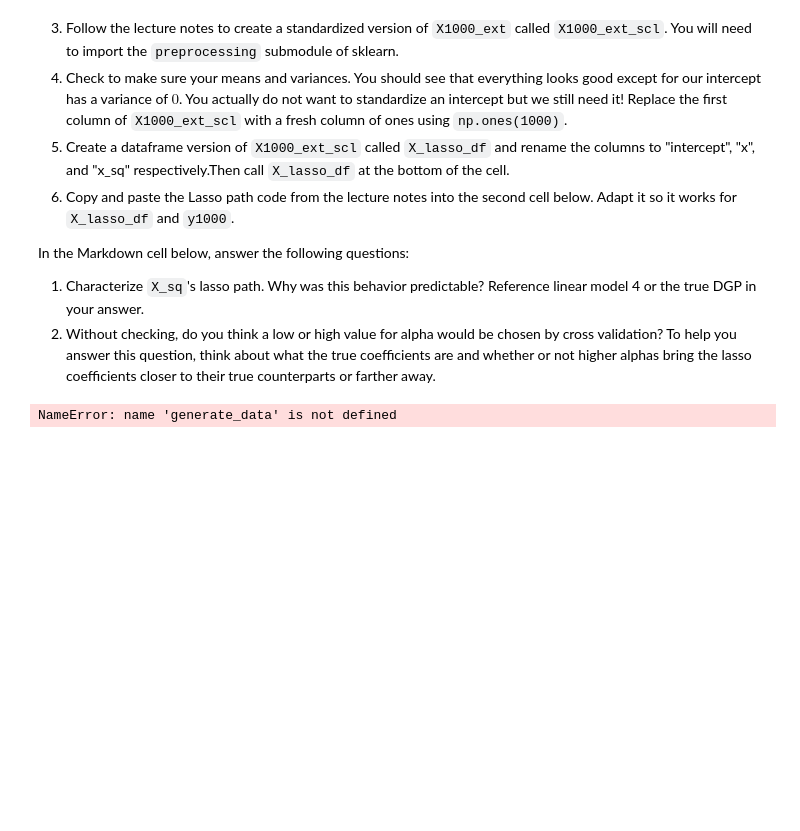
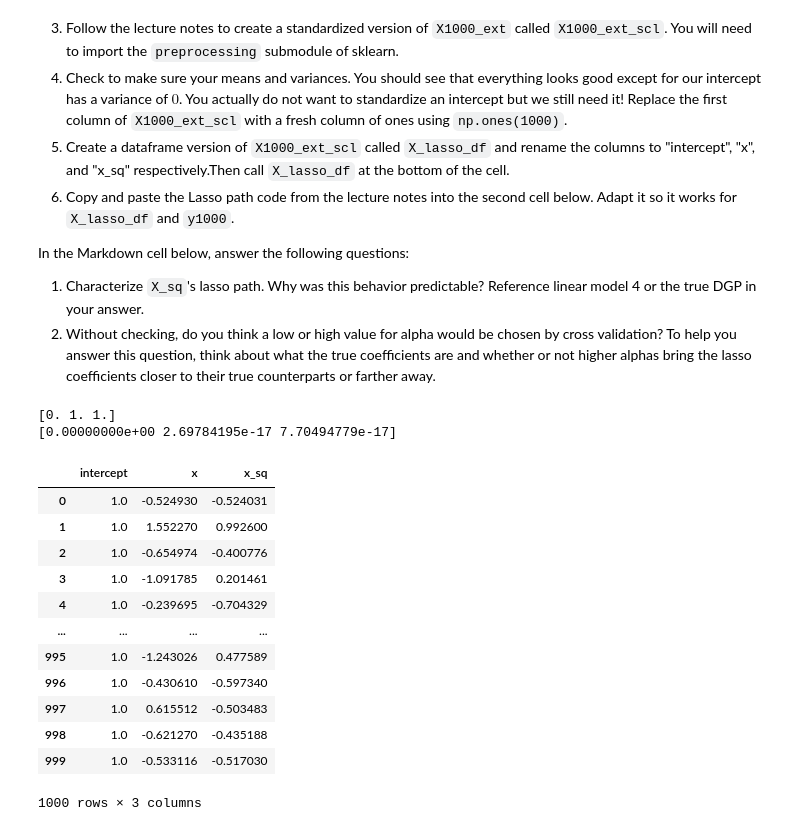
Before and after one commit to ZacharyTanWeyTze/VSP_Zachary_Tan_WeyTze, a Jupyter notebook: lab_assignments/Lab6_Regression_ZacharyTanWeyTze.ipynb, the cells around one changed output. Saved outputs shown, nothing was run; the diff lists cells and outputs as text; code cells hidden in the pictures; blank space fills up the shorter version.

```diff
--- a/lab_assignments/Lab6_Regression_ZacharyTanWeyTze.ipynb
+++ b/lab_assignments/Lab6_Regression_ZacharyTanWeyTze.ipynb
@@ -282,13 +291,41 @@ In the Markdown cell below, answer the following questions:
 # %%
 # Exercise 1g -- Steps 1-5
 from sklearn import preprocessing
 
 X1000, y1000 = generate_data(1000)
-X1000_ext = np.concatenate((X1000.reshape(-1,1),
-                           (X1000 ** 2).reshape(-1,1),
-                            axis = 1)
-# X1000_ext_scl
+X1000_ext = np.concatenate((X1000[:,0].reshape(-1,1),
+                           X1000[:,1].reshape(-1,1),
+                           (X1000[:,1] ** 2).reshape(-1,1)), axis=1)
+
+
+# Standardize the data from X1000_ext
+scaler = preprocessing.StandardScaler().fit(X1000_ext)
+X1000_ext_scl = scaler.transform(X1000_ext)
+
+# Check mean and variance
+print(X1000_ext_scl.var(axis = 0))
+print(X1000_ext_scl.mean(axis = 0))
+
+# Replace first column with ones
+X1000_ext_scl[:,0] = np.ones(1000)
+
+X_lasso_df = pd.DataFrame(X1000_ext_scl, columns=["intercept", "x", "x_sq"])
+X_lasso_df
 # %% [output]
-NameError: name 'generate_data' is not defined
+[0. 1. 1.]
+[0.00000000e+00 2.69784195e-17 7.70494779e-17]
+|  | intercept | x | x_sq |
+| 0 | 1.0 | -0.524930 | -0.524031 |
+| 1 | 1.0 | 1.552270 | 0.992600 |
+| 2 | 1.0 | -0.654974 | -0.400776 |
+| 3 | 1.0 | -1.091785 | 0.201461 |
+| 4 | 1.0 | -0.239695 | -0.704329 |
+| ... | ... | ... | ... |
+| 995 | 1.0 | -1.243026 | 0.477589 |
+| 996 | 1.0 | -0.430610 | -0.597340 |
+| 997 | 1.0 | 0.615512 | -0.503483 |
+| 998 | 1.0 | -0.621270 | -0.435188 |
+| 999 | 1.0 | -0.533116 | -0.517030 |
+1000 rows × 3 columns
 # %%
 # Exercise 1g -- Step 5 copy code here
```
Also changed, not shown: parts of 12 cells of this notebook.
